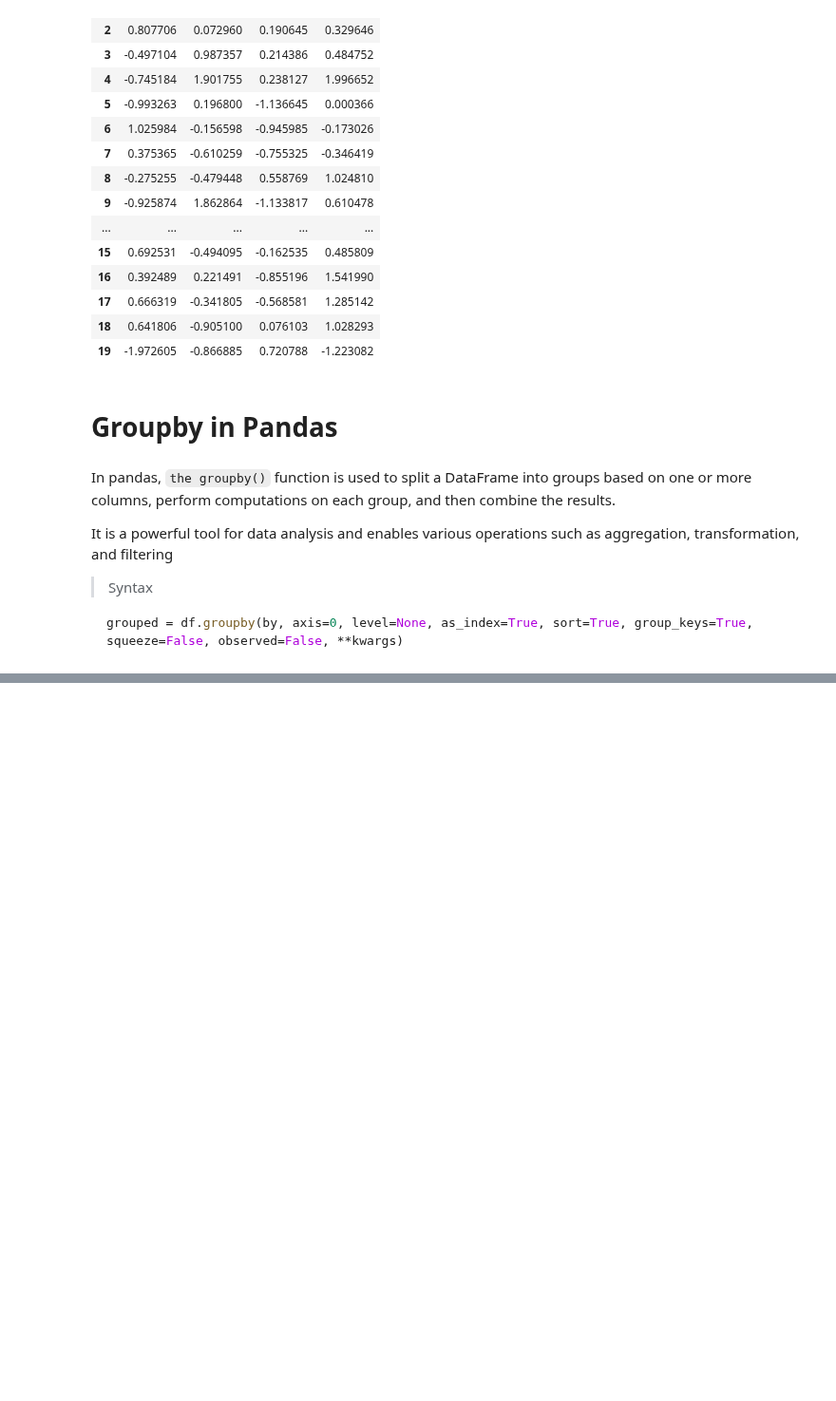
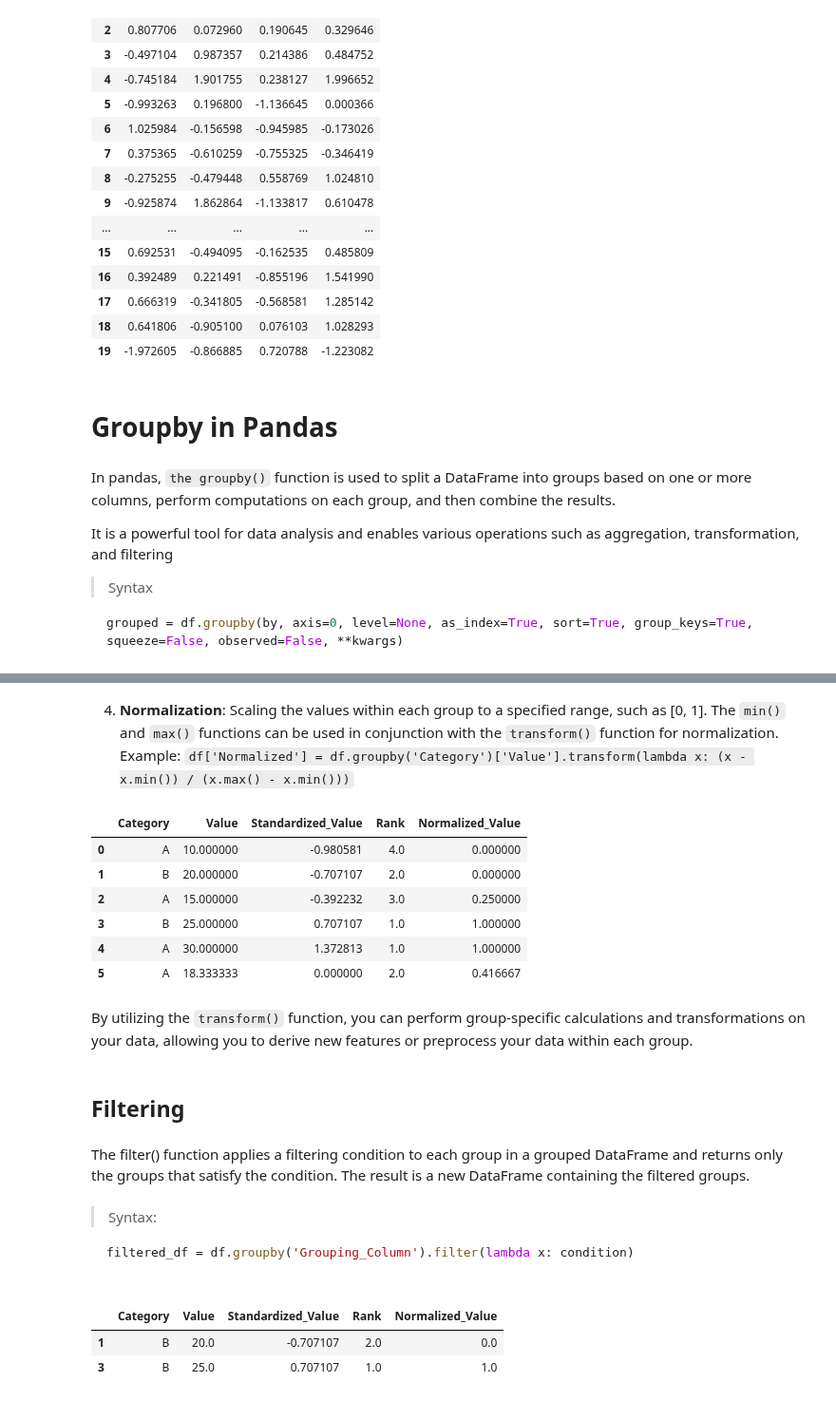
Before and after one commit to abhimanyus1997/ML-Basics, a Jupyter notebook: misc-notebooks/Pandas - Basics.ipynb, the cells around one changed output, grey strips where cells are left out. Shown at 95% size. Drawn from its saved outputs; the diff is of its cells as text; code cells hidden in the pictures; blank space fills up the shorter version.

````diff
--- a/misc-notebooks/Pandas - Basics.ipynb
+++ b/misc-notebooks/Pandas - Basics.ipynb
@@ -941,0 +1073,4 @@ grouped = df.groupby(by, axis=0, level=None, as_index=True, sort=True, group_key
+# %%
+# Fill missing values with the mean value of that group within each group
+df['Value'] = df.groupby('Category')['Value'].transform(lambda x: x.fillna(x.mean()))
+df
@@ -941,0 +1089,4 @@ grouped = df.groupby(by, axis=0, level=None, as_index=True, sort=True, group_key
+# %%
+# Calculate the standardized value within each group
+df['Standardized_Value'] = df.groupby('Category')['Value'].transform(lambda x: (x - x.mean()) / x.std())
+display(df)
@@ -941,0 +1105,3 @@ grouped = df.groupby(by, axis=0, level=None, as_index=True, sort=True, group_key
+# %%
+df['Rank'] = df.groupby('Category')['Value'].transform(lambda x: x.rank(ascending=False))
+df
@@ -941,0 +1116,35 @@ grouped = df.groupby(by, axis=0, level=None, as_index=True, sort=True, group_key
+# %% [markdown]
+4. __Normalization__: Scaling the values within each group to a specified range, such as [0, 1]. The `min()` and `max()` functions can be used in conjunction with the `transform()` function for normalization.
+   Example: `df['Normalized'] = df.groupby('Category')['Value'].transform(lambda x: (x - x.min()) / (x.max() - x.min()))`
+# %%
+df['Normalized_Value'] = df.groupby('Category')['Value'].transform(lambda x: (x - x.min()) / (x.max() - x.min()))
+display(df)
+# %% [output]
+|  | Category | Value | Standardized_Value | Rank | Normalized_Value |
+| 0 | A | 10.000000 | -0.980581 | 4.0 | 0.000000 |
+| 1 | B | 20.000000 | -0.707107 | 2.0 | 0.000000 |
+| 2 | A | 15.000000 | -0.392232 | 3.0 | 0.250000 |
+| 3 | B | 25.000000 | 0.707107 | 1.0 | 1.000000 |
+| 4 | A | 30.000000 | 1.372813 | 1.0 | 1.000000 |
+| 5 | A | 18.333333 | 0.000000 | 2.0 | 0.416667 |
+# %% [markdown]
+
+By utilizing the `transform()` function, you can perform group-specific calculations and transformations on your data, allowing you to derive new features or preprocess your data within each group.
+# %% [markdown]
+## Filtering
+# %% [markdown]
+The filter() function applies a filtering condition to each group in a grouped DataFrame and returns only the groups that satisfy the condition. The result is a new DataFrame containing the filtered groups.
+# %% [markdown]
+>Syntax:
+```Python
+filtered_df = df.groupby('Grouping_Column').filter(lambda x: condition)
+
+```
+# %%
+# Filtering groups based on mean value of 'Value' column greater than 20
+filtered_df = df.groupby('Category').filter(lambda x: x['Value'].mean() > 20)
+display(filtered_df)
+# %% [output]
+|  | Category | Value | Standardized_Value | Rank | Normalized_Value |
+| 1 | B | 20.0 | -0.707107 | 2.0 | 0.0 |
+| 3 | B | 25.0 | 0.707107 | 1.0 | 1.0 |
````
Also changed, not shown: parts of 20 cells of this notebook.
